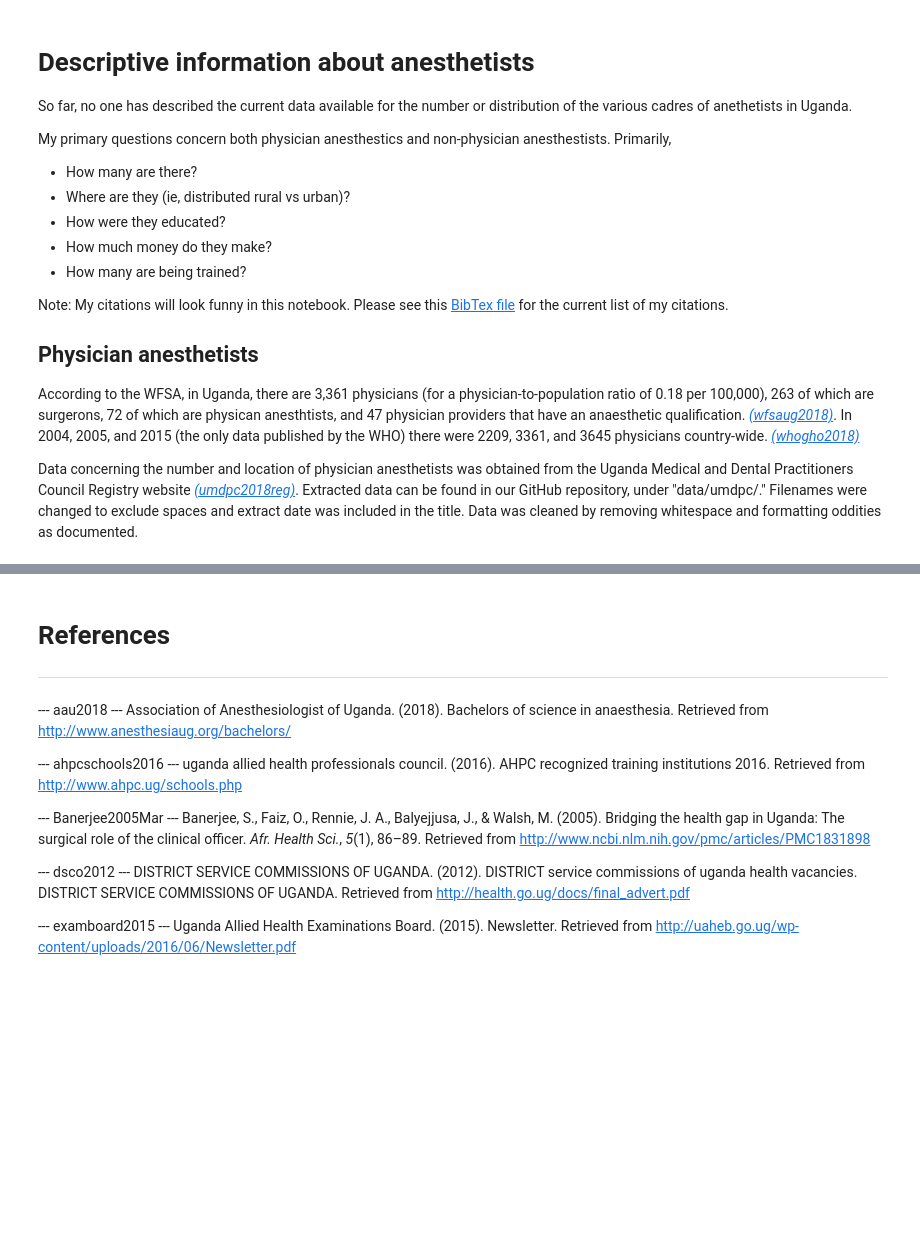
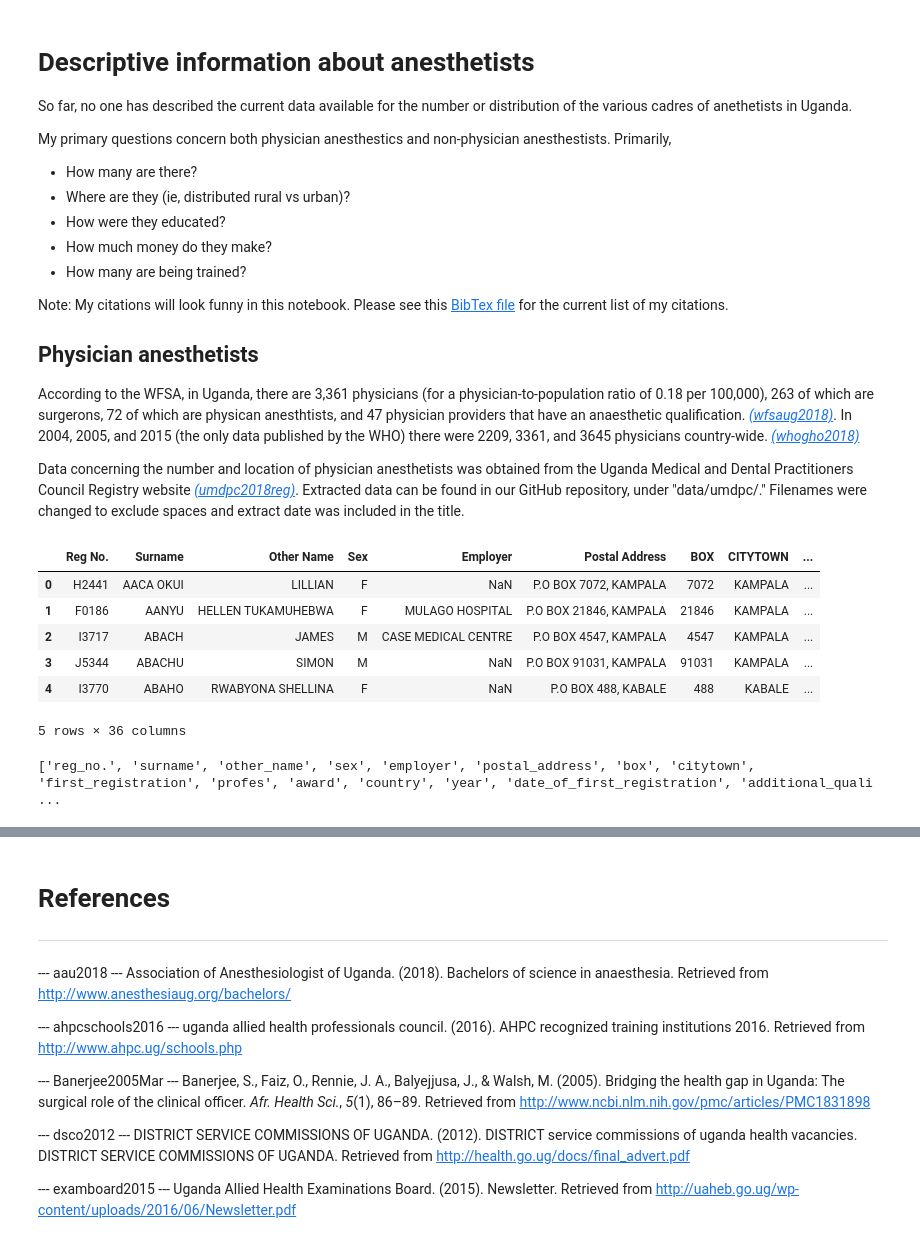
Before and after one commit to alexgoodell/uganda-model, a Jupyter notebook: model/py/uganda-model.ipynb, the cells around one changed output, grey strips where cells are left out. Saved outputs shown, nothing was run; the diff lists cells and outputs as text; code cells hidden in the pictures; blank space fills up the shorter version.

```diff
--- a/model/py/uganda-model.ipynb
+++ b/model/py/uganda-model.ipynb
@@ -17,7 +17,7 @@ Note: My citations will look funny in this notebook. Please see this [BibTex fil
 
 According to the WFSA, in Uganda, there are 3,361 physicians (for a physician-to-population ratio of 0.18 per 100,000), 263 of which are surgerons, 72 of which are physican anesthtists, and 47 physician providers that have an anaesthetic qualification. <cite data-cite="wfsaug2018"><a href="#ref-wfsaug2018">(wfsaug2018)</a></cite>. In 2004, 2005, and 2015 (the only data published by the WHO) there were 2209, 3361, and 3645 physicians country-wide. <cite data-cite="whogho2018"><a href="#ref-whogho2018">(whogho2018)</a></cite>
 
-Data concerning the number and location of physician anesthetists was obtained from the Uganda Medical and Dental Practitioners Council Registry website <cite data-cite="umdpc2018reg"><a href="#ref-umdpc2018reg">(umdpc2018reg)</a></cite>.  Extracted data can be found in our GitHub repository, under "data/umdpc/." Filenames were changed to exclude spaces and extract date was included in the title. Data was cleaned by removing whitespace and formatting oddities as documented.
+Data concerning the number and location of physician anesthetists was obtained from the Uganda Medical and Dental Practitioners Council Registry website <cite data-cite="umdpc2018reg"><a href="#ref-umdpc2018reg">(umdpc2018reg)</a></cite>.  Extracted data can be found in our GitHub repository, under "data/umdpc/." Filenames were changed to exclude spaces and extract date was included in the title.
 # %%
 # import requirements (all found in /model/py/requirements.txt)
 import pandas as pd
@@ -38,6 +36,21 @@ df.head(5)
+# %%
+# read in data for "full registry - skip first three rows (header information)
+df = pd.read_excel("../../data/umdpc/full-register-3-13-2018.xls", skiprows=3, header=0)
+# show first 5 rows
+df.head(5)
+# %% [output]
+|  | Reg No. | Surname | Other Name | Sex | Employer | Postal Address | BOX | CITYTOWN | ... |
+| 0 | H2441 | AACA OKUI | LILLIAN | F | NaN | P.O BOX 7072, KAMPALA | 7072 | KAMPALA | ... |
+| 1 | F0186 | AANYU | HELLEN TUKAMUHEBWA | F | MULAGO HOSPITAL | P.O BOX 21846, KAMPALA | 21846 | KAMPALA | ... |
+| 2 | I3717 | ABACH | JAMES | M | CASE MEDICAL CENTRE | P.O BOX 4547, KAMPALA | 4547 | KAMPALA | ... |
+| 3 | J5344 | ABACHU | SIMON | M | NaN | P.O BOX 91031, KAMPALA | 91031 | KAMPALA | ... |
+| 4 | I3770 | ABAHO | RWABYONA SHELLINA | F | NaN | P.O BOX 488, KABALE | 488 | KABALE | ... |
+5 rows × 36 columns
 # %%
 # Fix the whitespace in the column names, replace strings with underscore
 df.columns = df.columns.str.strip().str.lower().str.replace(' ', '_')
 nprint(df.columns)
+# %% [output]
+['reg_no.', 'surname', 'other_name', 'sex', 'employer', 'postal_address', 'box', 'citytown', 'first_registration', 'profes', 'award', 'country', 'year', 'date_of_first_registration', 'additional_quali ...
 # %%
 # Let's find what all these columns are for
```
Also changed, not shown: parts of 17 cells of this notebook, 4 other files.
